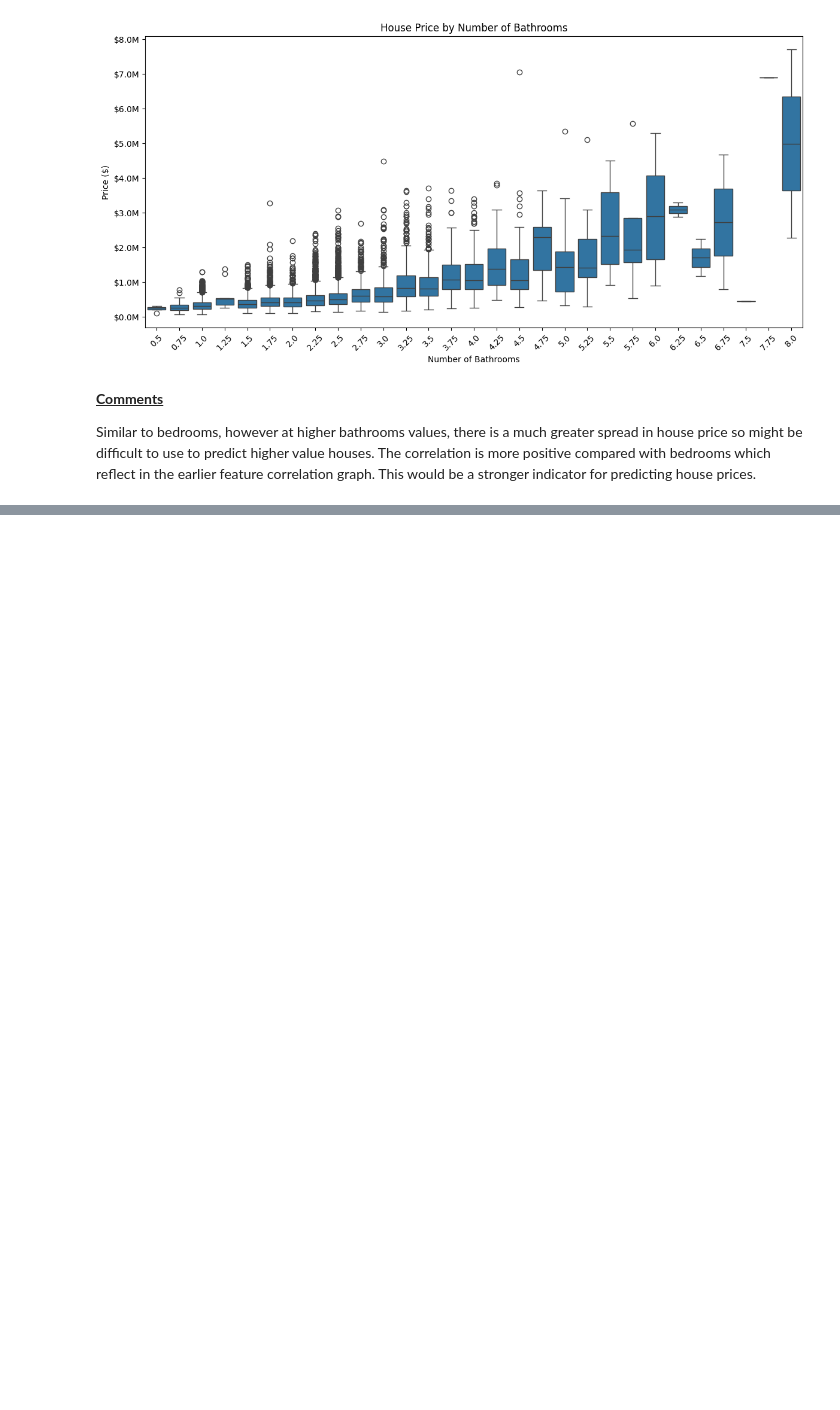
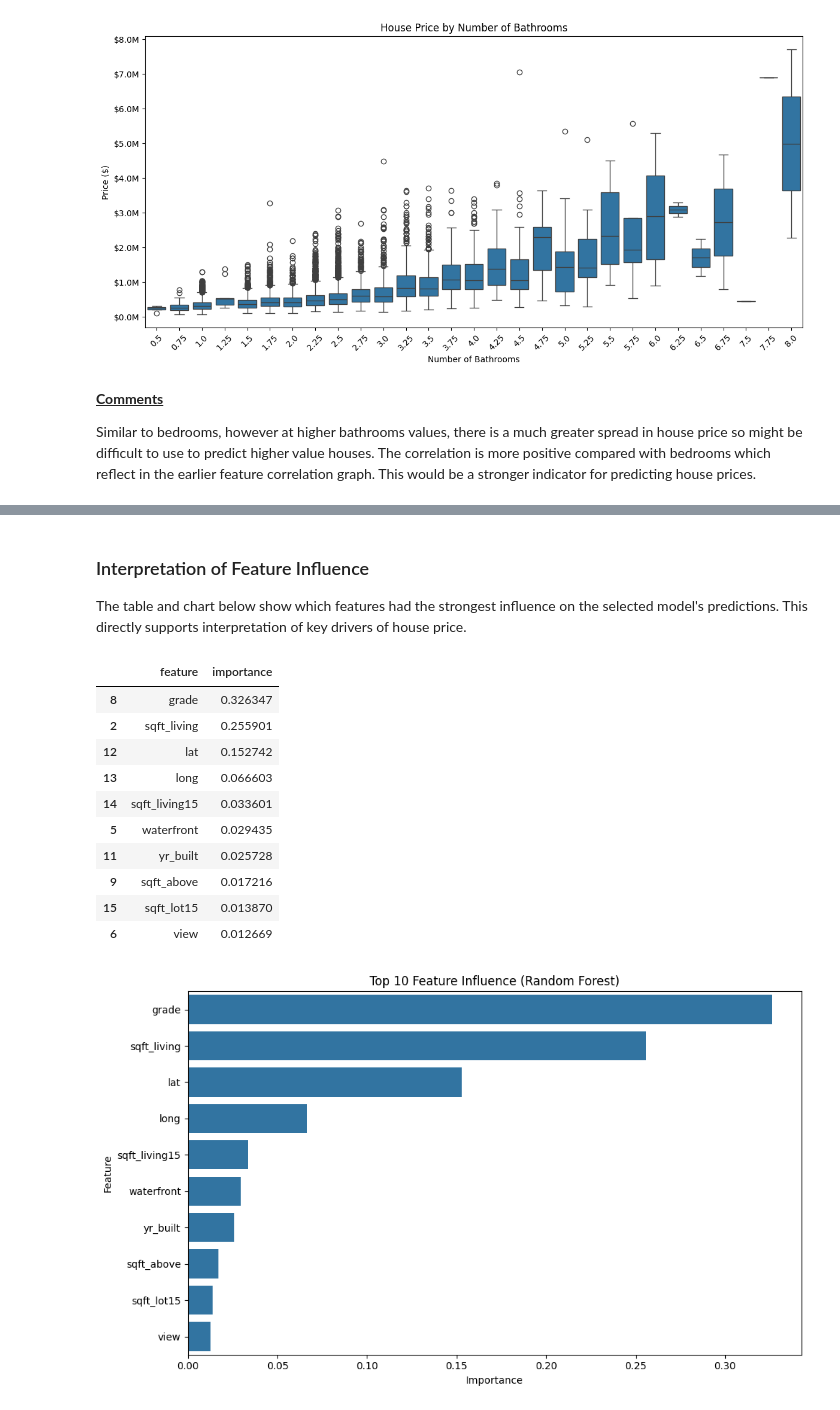
Before and after one commit to KeironTJ/Apprenticeship, a Jupyter notebook: Notebooks/House Sales Project/House_sales_project_1_kj.ipynb, the cells around one changed output, grey strips where cells are left out. Drawn from its saved outputs; the diff is of its cells as text; code cells hidden in the pictures; blank space fills up the shorter version.

```diff
--- a/Notebooks/House Sales Project/House_sales_project_1_kj.ipynb
+++ b/Notebooks/House Sales Project/House_sales_project_1_kj.ipynb
@@ -744,0 +992,11 @@ Similar to bedrooms, however at higher bathrooms values, there is a much greater
+# %%
+best_pipeline.fit(X_train, y_train)
+test_preds = best_pipeline.predict(X_test)
+
+test_results = pd.DataFrame([{
+    'Selected Model': best_model_label,
+    'Test R2': r2_score(y_test, test_preds),
+    'Test MAE': mean_absolute_error(y_test, test_preds),
+    'Test RMSE': mean_squared_error(y_test, test_preds) ** 0.5
+}])
+test_results
@@ -744,0 +1042,55 @@ Similar to bedrooms, however at higher bathrooms values, there is a much greater
+# %% [markdown]
+### Interpretation of Feature Influence
+The table and chart below show which features had the strongest influence on the selected model's predictions. This directly supports interpretation of key drivers of house price.
+# %%
+selected_model = best_pipeline.named_steps['model']
+selected_preprocessor = best_pipeline.named_steps['preprocessor']
+feature_names = selected_preprocessor.get_feature_names_out()
+
+if hasattr(selected_model, 'feature_importances_'):
+    influence_values = selected_model.feature_importances_
+    influence_metric = 'importance'
+elif hasattr(selected_model, 'coef_'):
+    influence_values = np.abs(selected_model.coef_)
+    influence_metric = 'abs_coefficient'
+else:
+    influence_values = None
+    influence_metric = None
+
+if influence_values is not None:
+    feature_influence_df = pd.DataFrame({
+        'feature': feature_names,
+        influence_metric: influence_values
+    }).sort_values(influence_metric, ascending=False)
+
+    top_features = feature_influence_df.head(10).copy()
+    top_features['feature'] = (
+        top_features['feature']
+        .str.replace('num__', '', regex=False)
+        .str.replace('cat__', '', regex=False)
+    )
+
+    display(top_features)
+
+    plt.figure(figsize=(10, 6))
+    sns.barplot(data=top_features, y='feature', x=influence_metric)
+    plt.title(f'Top 10 Feature Influence ({best_model_label})')
+    plt.xlabel(influence_metric.replace('_', ' ').title())
+    plt.ylabel('Feature')
+    plt.tight_layout()
+    plt.show()
+else:
+    print('Selected model does not expose feature influence directly.')
+# %% [output]
+|  | feature | importance |
+| 8 | grade | 0.326347 |
+| 2 | sqft_living | 0.255901 |
+| 12 | lat | 0.152742 |
+| 13 | long | 0.066603 |
+| 14 | sqft_living15 | 0.033601 |
+| 5 | waterfront | 0.029435 |
+| 11 | yr_built | 0.025728 |
+| 9 | sqft_above | 0.017216 |
+| 15 | sqft_lot15 | 0.013870 |
+| 6 | view | 0.012669 |
+[figure, added]
```
Also changed, not shown: parts of 25 cells of this notebook, 2 other files.
